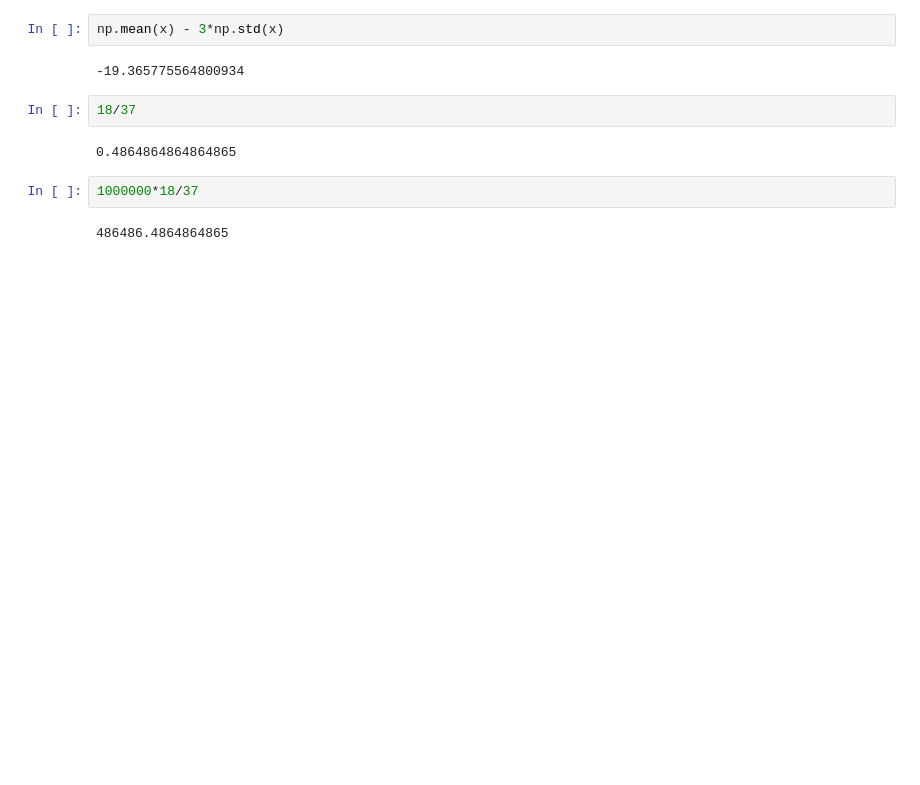
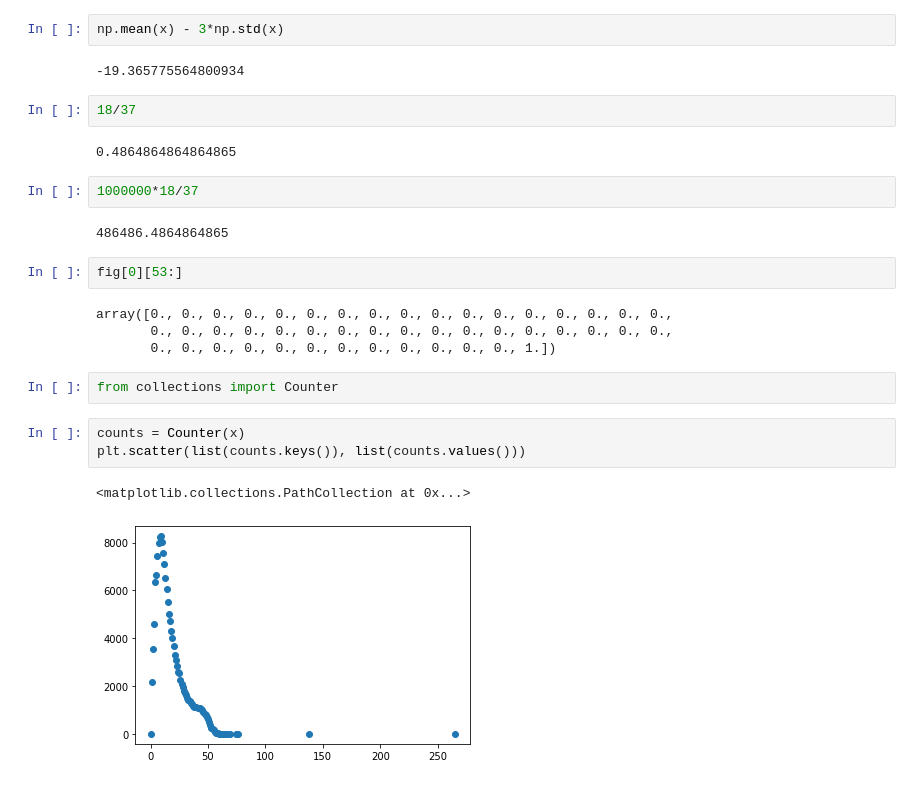
Before and after one commit to KingBrado/LezioniDiPython, a Jupyter notebook: RetiNeurali/Prima Lezione NLP.ipynb, the cells around one changed output. Cells and saved outputs as stored; diff of their text form; blank space fills up the shorter version.

```diff
--- a/RetiNeurali/Prima Lezione NLP.ipynb
+++ b/RetiNeurali/Prima Lezione NLP.ipynb
@@ -340,3 +359,17 @@ np.mean(x) - 3*np.std(x)
 1000000*18/37
 # %% [output]
 486486.4864864865
+# %%
+fig[0][53:]
+# %% [output]
+array([0., 0., 0., 0., 0., 0., 0., 0., 0., 0., 0., 0., 0., 0., 0., 0., 0.,
+       0., 0., 0., 0., 0., 0., 0., 0., 0., 0., 0., 0., 0., 0., 0., 0., 0.,
+       0., 0., 0., 0., 0., 0., 0., 0., 0., 0., 0., 0., 1.])
+# %%
+from collections import Counter
+# %%
+counts = Counter(x)
+plt.scatter(list(counts.keys()), list(counts.values()))
+# %% [output]
+<matplotlib.collections.PathCollection at 0x...>
+[figure, added]
```
Also changed, not shown: parts of 14 cells of this notebook.
